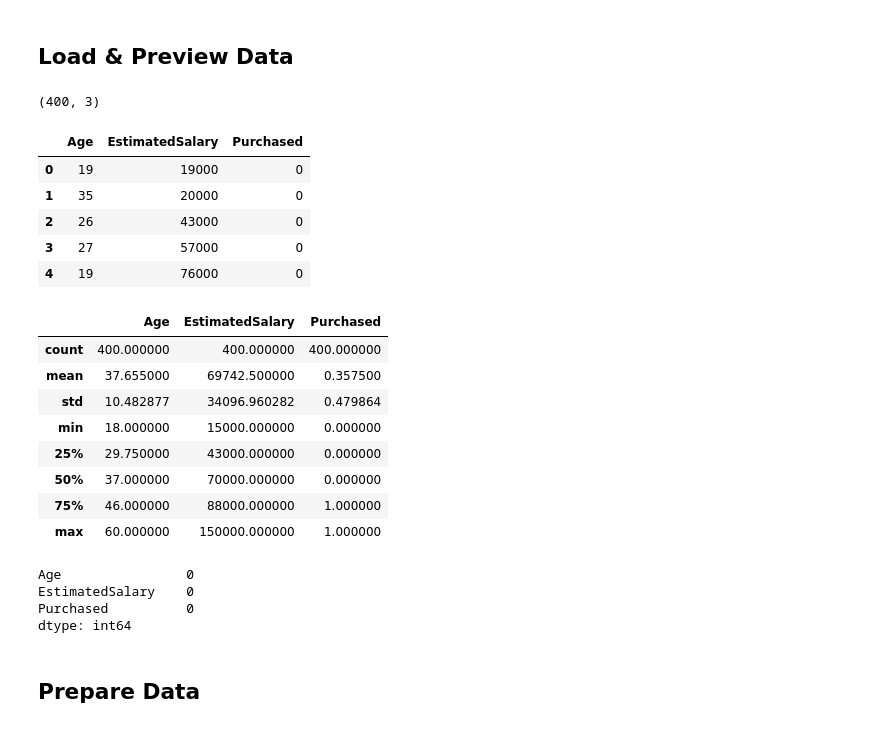
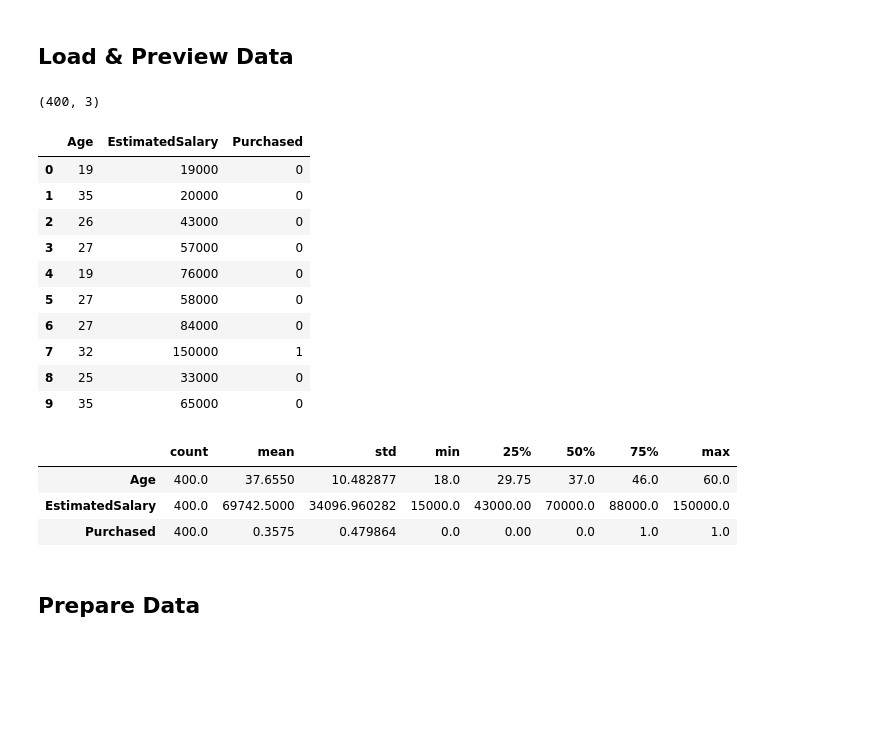
Before and after one commit to TylerTompa/LearnMachineLearning, a Jupyter notebook: Classification/Logistic Regression/2. Logistic Regression In Python.ipynb, the cells around one changed output. Drawn from its saved outputs; the diff is of its cells as text; code cells hidden in the pictures; blank space fills up the shorter version.

```diff
--- a/Classification/Logistic Regression/Python/2. Logistic Regression In Python.ipynb
+++ b/Classification/Logistic Regression/2. Logistic Regression In Python.ipynb
@@ -29,37 +29,32 @@ import os
 ## Load & Preview Data
 # %%
 # Define purchase data file path
-purchase_data_file_path = os.path.join('..', 'Data', 'Social_Network_Ads.csv')
+purchase_data_file_path = os.path.join('Data', 'Social_Network_Ads.csv')
 
 # Load purchase data
 purchases = pd.read_csv(purchase_data_file_path)
 # %%
 # Preview data
 display(purchases.shape)
-display(purchases.head())
-display(purchases.describe())
-display(purchases.isna().sum())
+display(purchases.head(10))
+display(purchases.describe().T)
 # %% [output]
 (400, 3)
 |  | Age | EstimatedSalary | Purchased |
 | 0 | 19 | 19000 | 0 |
 | 1 | 35 | 20000 | 0 |
 | 2 | 26 | 43000 | 0 |
 | 3 | 27 | 57000 | 0 |
 | 4 | 19 | 76000 | 0 |
+| 5 | 27 | 58000 | 0 |
+| 6 | 27 | 84000 | 0 |
+| 7 | 32 | 150000 | 1 |
+| 8 | 25 | 33000 | 0 |
+| 9 | 35 | 65000 | 0 |
-|  | Age | EstimatedSalary | Purchased |
-| count | 400.000000 | 400.000000 | 400.000000 |
-| mean | 37.655000 | 69742.500000 | 0.357500 |
-| std | 10.482877 | 34096.960282 | 0.479864 |
-| min | 18.000000 | 15000.000000 | 0.000000 |
-| 25% | 29.750000 | 43000.000000 | 0.000000 |
-| 50% | 37.000000 | 70000.000000 | 0.000000 |
-| 75% | 46.000000 | 88000.000000 | 1.000000 |
-| max | 60.000000 | 150000.000000 | 1.000000 |
+|  | count | mean | std | min | 25% | 50% | 75% | max |
+| Age | 400.0 | 37.6550 | 10.482877 | 18.0 | 29.75 | 37.0 | 46.0 | 60.0 |
+| EstimatedSalary | 400.0 | 69742.5000 | 34096.960282 | 15000.0 | 43000.00 | 70000.0 | 88000.0 | 150000.0 |
+| Purchased | 400.0 | 0.3575 | 0.479864 | 0.0 | 0.00 | 0.0 | 1.0 | 1.0 |
-Age                0
-EstimatedSalary    0
-Purchased          0
-dtype: int64
 # %% [markdown]
 ## Prepare Data
 # %%
```
Also changed, not shown: parts of 19 cells of this notebook, 2 other files.
